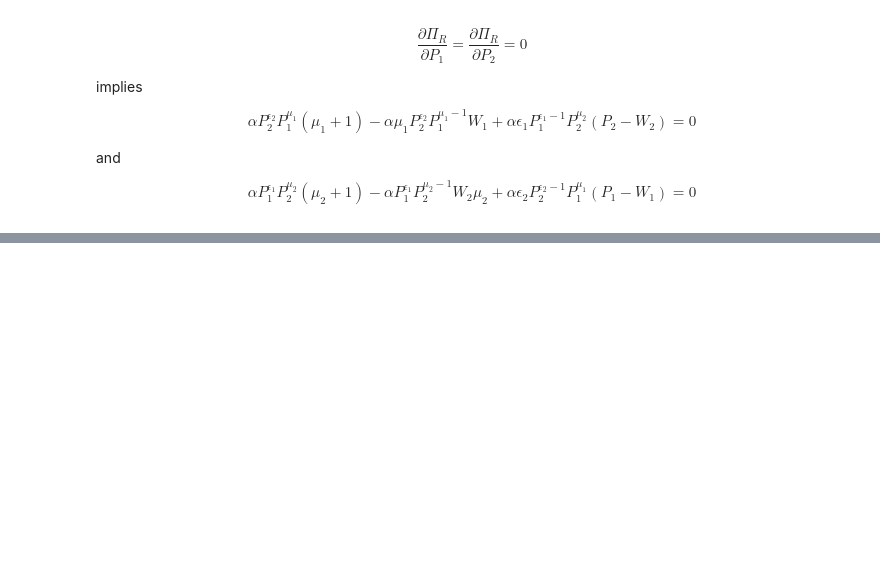
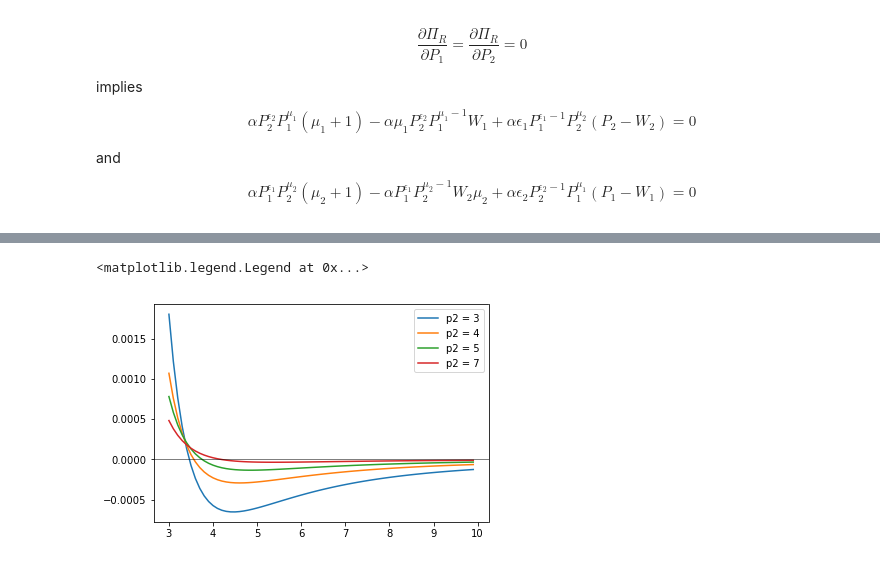
Before and after one commit to delphinevendryes/cs136-project, a Jupyter notebook: CS136-project.ipynb, the cells around one changed output, grey strips where cells are left out. Saved outputs shown, nothing was run; the diff lists cells and outputs as text; code cells hidden in the pictures; blank space fills up the shorter version.

```diff
--- a/CS136-project.ipynb
+++ b/CS136-project.ipynb
@@ -391,3 +406,13 @@ plt.axhline(0, color='black', lw = 0.5)
+# %%
+plt.plot(q, diffprofit_diffp1(s, gamma, epsilon1, epsilon2, mu1, mu2, q, 3, w1, w2), label = 'p2 = 3')
+plt.plot(q, diffprofit_diffp1(s, gamma, epsilon1, epsilon2, mu1, mu2, q, 4, w1, w2), label = 'p2 = 4')
+plt.plot(q, diffprofit_diffp1(s, gamma, epsilon1, epsilon2, mu1, mu2, q, 5, w1, w2), label = 'p2 = 5')
+plt.plot(q, diffprofit_diffp1(s, gamma, epsilon1, epsilon2, mu1, mu2, q, 7, w1, w2), label = 'p2 = 7')
+plt.axhline(0, color='black', lw = 0.5)
+plt.legend()
+# %% [output]
+<matplotlib.legend.Legend at 0x...>
+[figure, added]
 # %%
 q=np.arange(0.01, 1, 0.01)
 plt.plot(q, profit(q, gamma, epsilon1, epsilon2, mu1, mu2, p1, p2, w1, w2))
```
Also changed, not shown: parts of 20 cells of this notebook, 1 other file.
